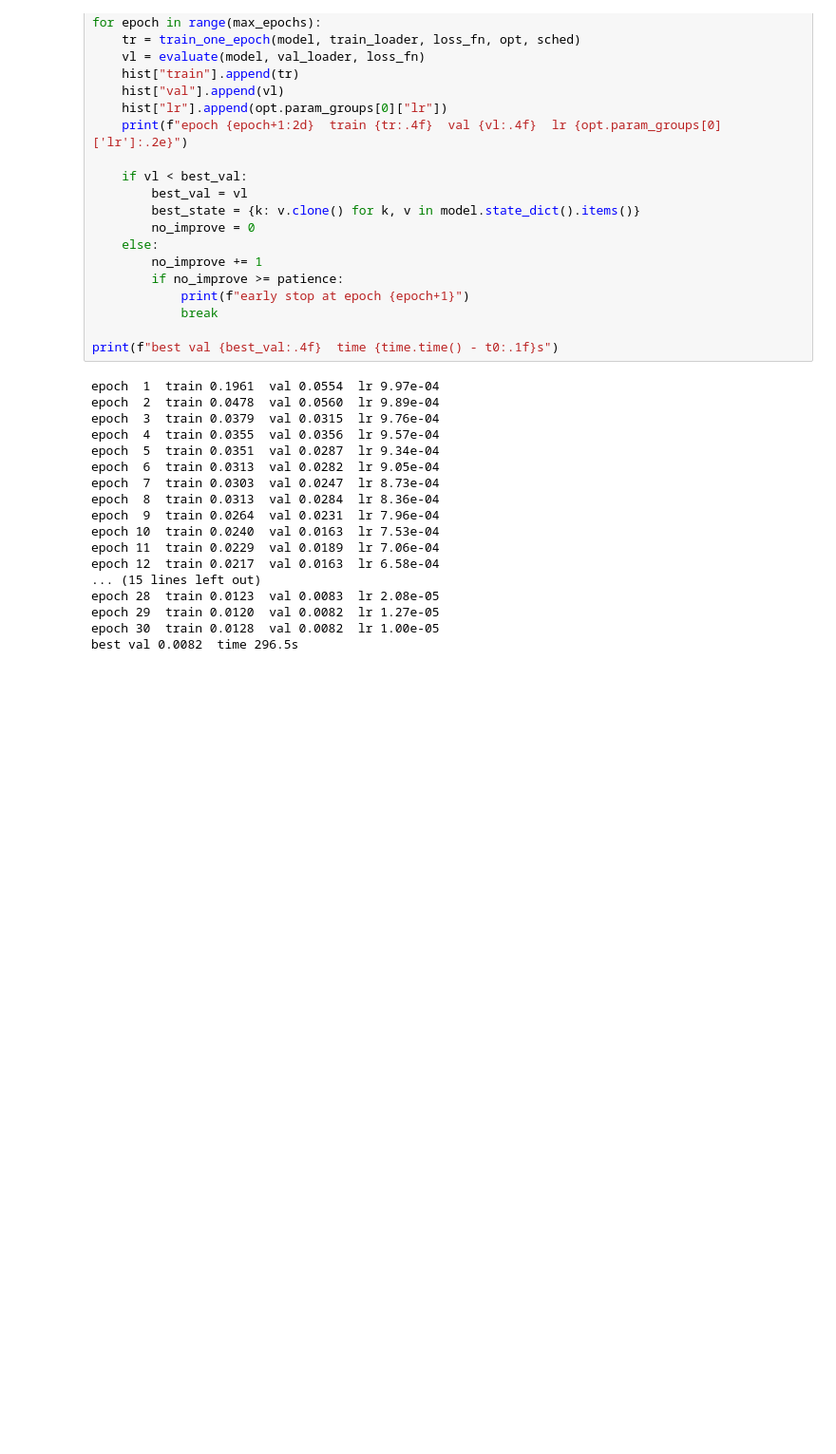
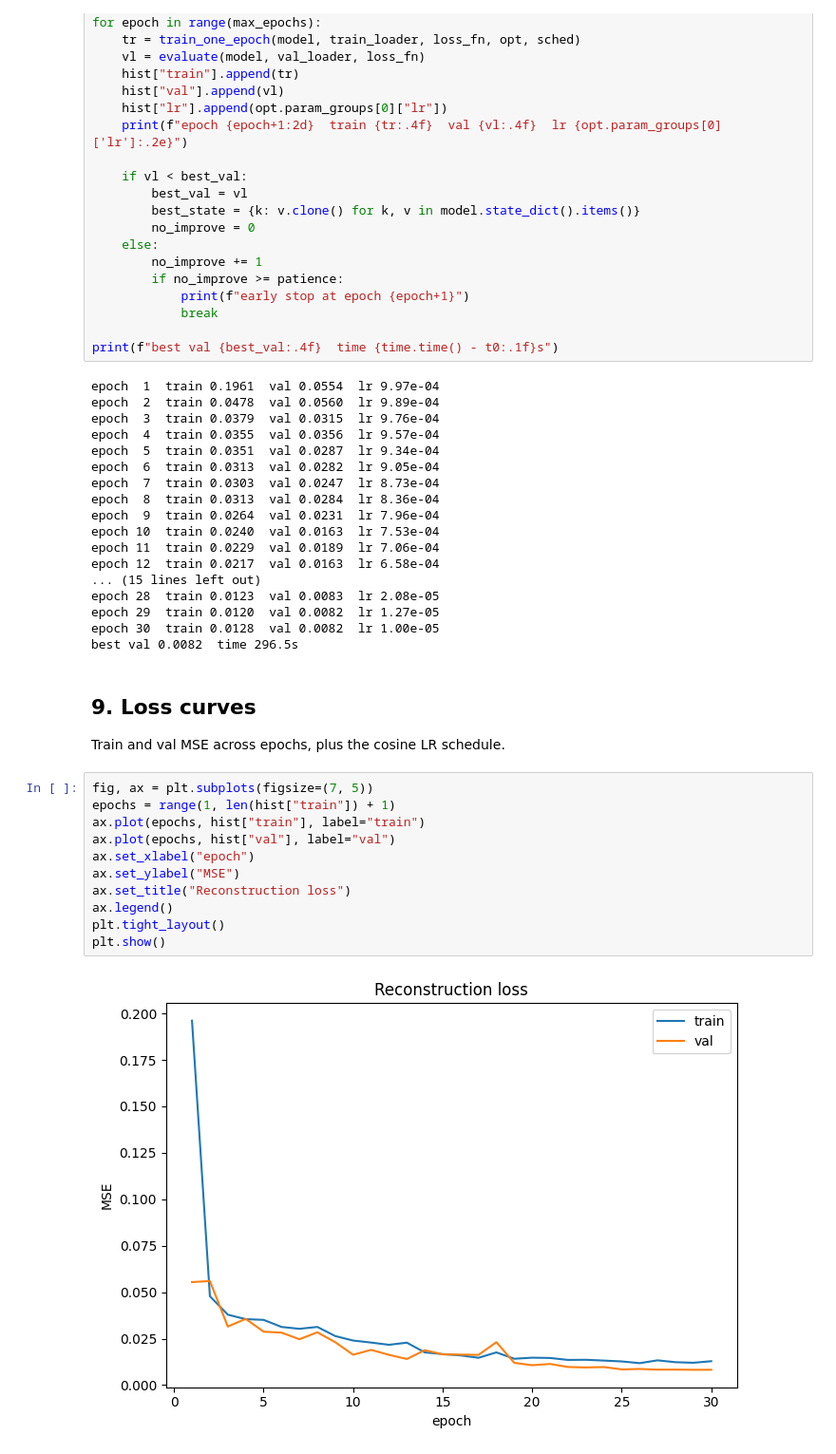
Before and after one commit to iav2002/AppliedDeepLearning, a Jupyter notebook: Part3_1_AutoEncoder.ipynb, the cells around one changed output. Shown at 95% size. Cells and saved outputs as stored; diff of their text form; blank space fills up the shorter version.

```diff
--- a/Part3_1_AutoEncoder.ipynb
+++ b/Part3_1_AutoEncoder.ipynb
@@ -294,3 +296,20 @@ epoch 28  train 0.0123  val 0.0083  lr 2.08e-05
 epoch 29  train 0.0120  val 0.0082  lr 1.27e-05
 epoch 30  train 0.0128  val 0.0082  lr 1.00e-05
 best val 0.0082  time 296.5s
+# %% [markdown]
+## 9. Loss curves
+
+Train and val MSE across epochs, plus the cosine LR schedule.
+# %%
+fig, ax = plt.subplots(figsize=(7, 5))
+epochs = range(1, len(hist["train"]) + 1)
+ax.plot(epochs, hist["train"], label="train")
+ax.plot(epochs, hist["val"], label="val")
+ax.set_xlabel("epoch")
+ax.set_ylabel("MSE")
+ax.set_title("Reconstruction loss")
+ax.legend()
+plt.tight_layout()
+plt.show()
+# %% [output]
+[figure, added]
```
Also changed, not shown: parts of 5 cells of this notebook.
